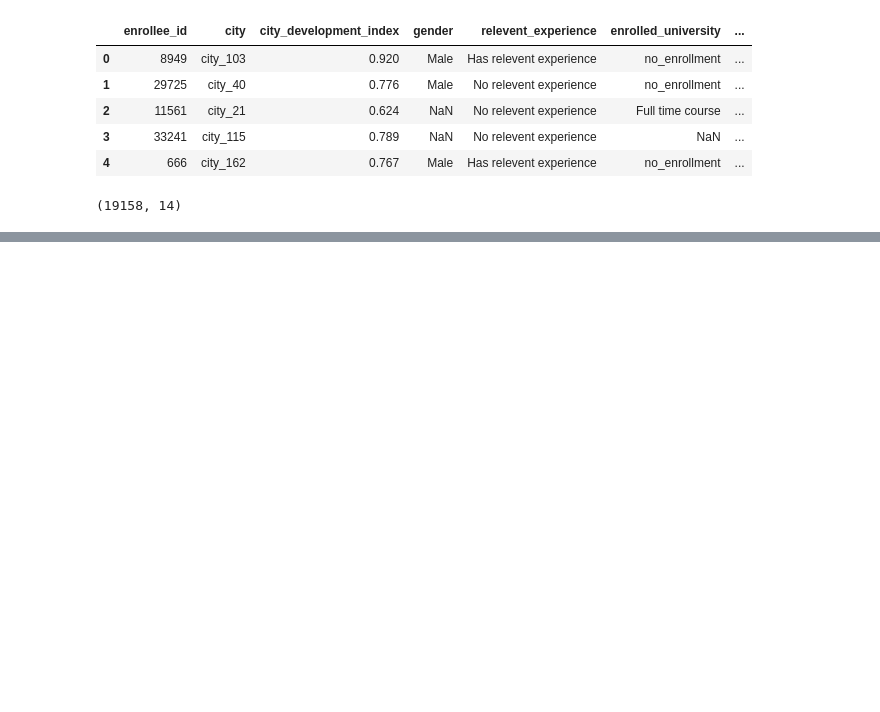
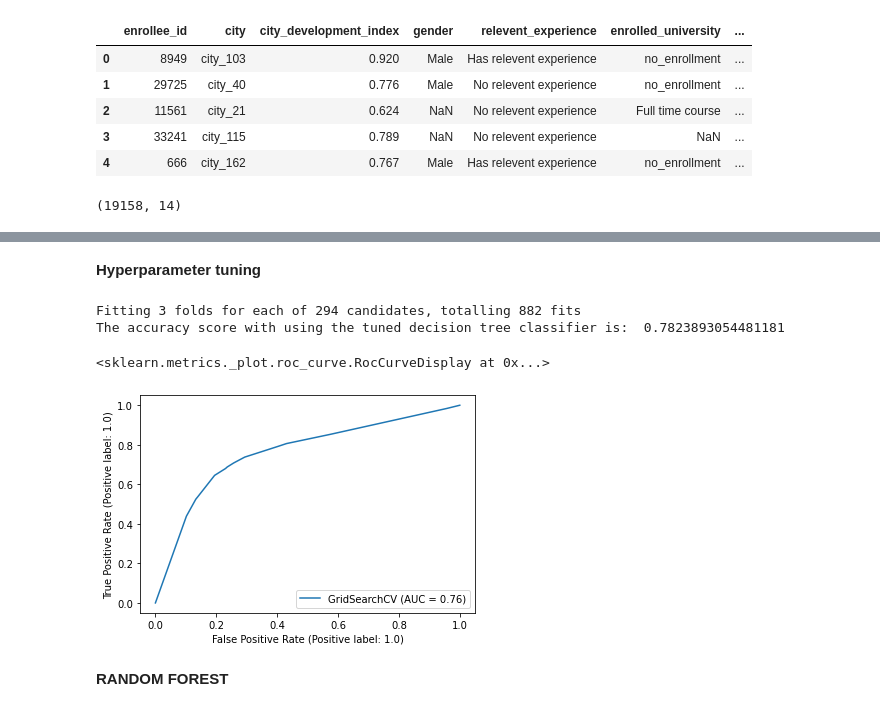
Before and after one commit to clytaemnestra/4iz565_binary_classification, a Jupyter notebook: classification.ipynb, the cells around one changed output, grey strips where cells are left out. Drawn from its saved outputs; the diff is of its cells as text; code cells hidden in the pictures; blank space fills up the shorter version.

```diff
--- a/classification.ipynb
+++ b/classification.ipynb
@@ -304,0 +310,7 @@ print(thresholds)
+# %%
+knnc = KNeighborsClassifier(n_neighbors=4)
+knnc.fit(X_ros, y_ros)
+y_pred_knnc = knnc.predict(X_test)
+
+print(classification_report(y_test, y_pred_knnc))
+print('The accuracy score with using the KNN is :',accuracy_score(y_test,y_pred_knnc))
@@ -304,0 +319,11 @@ print(thresholds)
+# %%
+params = {'n_neighbors': np.arange(1, 31, 2), "metric": ["euclidean"]}
+grid_search_cv = GridSearchCV(KNeighborsClassifier(), params, verbose=1, cv=3)
+grid_search_cv.fit(X_ros, y_ros)
+# returns the best model
+grid_search_cv.best_estimator_
+# the best parameters
+grid_search_cv.best_params_
+# results obtained by the best model
+knn_accuracy = grid_search_cv.best_score_
+print('The accuracy score with using the tuned KNN is: ', knn_accuracy)
@@ -304,0 +338,9 @@ print(thresholds)
+# %%
+dtc = DecisionTreeClassifier(max_depth = 3, random_state=0)
+
+dtc.fit(X_ros, y_ros)
+y_pred_dtc = dtc.predict(X_test)
+#metrics.accuracy_score(y_test, y_pred_dtc)
+
+print(classification_report(y_test, y_pred_dtc))
+print('The accuracy score with using the decision tree classifier is :',accuracy_score(y_test,y_pred_dtc))
@@ -304,0 +358,23 @@ print(thresholds)
+# %% [markdown]
+**Hyperparameter tuning**
+# %%
+params = {'max_leaf_nodes': list(range(2, 100)), 'min_samples_split': [2, 3, 4]}
+grid_search_cv = GridSearchCV(DecisionTreeClassifier(random_state=42), params, verbose=1, cv=3)
+grid_search_cv.fit(X_ros, y_ros)
+# returns the best model
+grid_search_cv.best_estimator_
+# the best parameters
+grid_search_cv.best_params_
+# results obtained by the best model
+dt_accuracy = grid_search_cv.best_score_
+print('The accuracy score with using the tuned decision tree classifier is: ', dt_accuracy)
+# %% [output]
+Fitting 3 folds for each of 294 candidates, totalling 882 fits
+The accuracy score with using the tuned decision tree classifier is:  0.7823893054481181
+# %%
+plot_roc_curve(grid_search_cv, X_test, y_test)
+# %% [output]
+<sklearn.metrics._plot.roc_curve.RocCurveDisplay at 0x...>
+[figure, added]
+# %% [markdown]
+**RANDOM FOREST**
```
Also changed, not shown: parts of 94 cells of this notebook.
